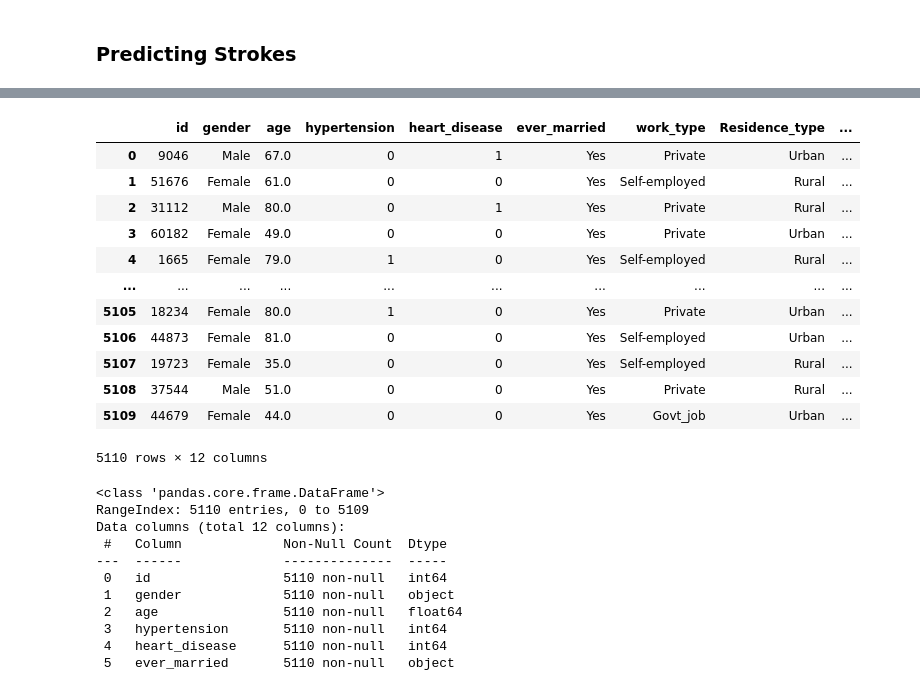
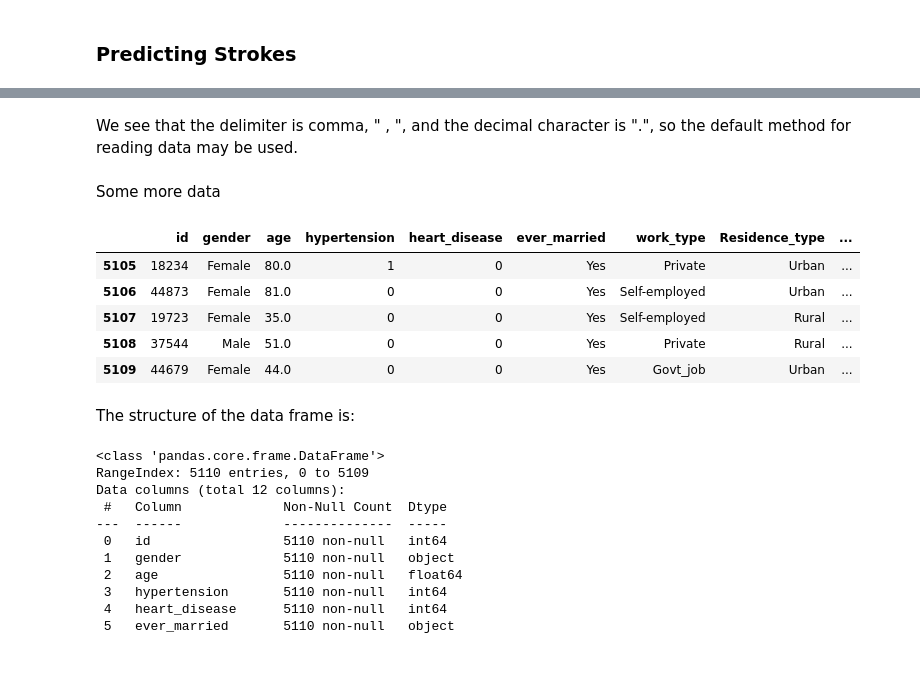
Before and after one commit to totatorbj/su-mt4007, a Jupyter notebook: HW2/HW2.ipynb, the cells around one changed output, grey strips where cells are left out. Drawn from its saved outputs; the diff is of its cells as text; code cells hidden in the pictures; blank space fills up the shorter version.

```diff
--- a/HW2/HW2.ipynb
+++ b/HW2/HW2.ipynb
@@ -448,21 +444,20 @@ To read data from file, it is to be noted that the delimiter is comma, " , ", so
+# %% [markdown]
+We see that the delimiter is comma, " , ", and the decimal character is ".", so the default method for reading data may be used.<br>
 # %%
 stroke_data_df = pd.read_csv('stroke-data.csv')
+# %% [markdown]
+Some more data
 # %%
-stroke_data_df
+stroke_data_df.tail()
 # %% [output]
 |  | id | gender | age | hypertension | heart_disease | ever_married | work_type | Residence_type | ... |
-| 0 | 9046 | Male | 67.0 | 0 | 1 | Yes | Private | Urban | ... |
-| 1 | 51676 | Female | 61.0 | 0 | 0 | Yes | Self-employed | Rural | ... |
-| 2 | 31112 | Male | 80.0 | 0 | 1 | Yes | Private | Rural | ... |
-| 3 | 60182 | Female | 49.0 | 0 | 0 | Yes | Private | Urban | ... |
-| 4 | 1665 | Female | 79.0 | 1 | 0 | Yes | Self-employed | Rural | ... |
-| ... | ... | ... | ... | ... | ... | ... | ... | ... | ... |
 | 5105 | 18234 | Female | 80.0 | 1 | 0 | Yes | Private | Urban | ... |
 | 5106 | 44873 | Female | 81.0 | 0 | 0 | Yes | Self-employed | Urban | ... |
 | 5107 | 19723 | Female | 35.0 | 0 | 0 | Yes | Self-employed | Rural | ... |
 | 5108 | 37544 | Male | 51.0 | 0 | 0 | Yes | Private | Rural | ... |
 | 5109 | 44679 | Female | 44.0 | 0 | 0 | Yes | Govt_job | Urban | ... |
-5110 rows × 12 columns
+# %% [markdown]
+The structure of the data frame is:
 # %%
 stroke_data_df.info()
 # %% [output]
```
Also changed, not shown: parts of 46 cells of this notebook.
